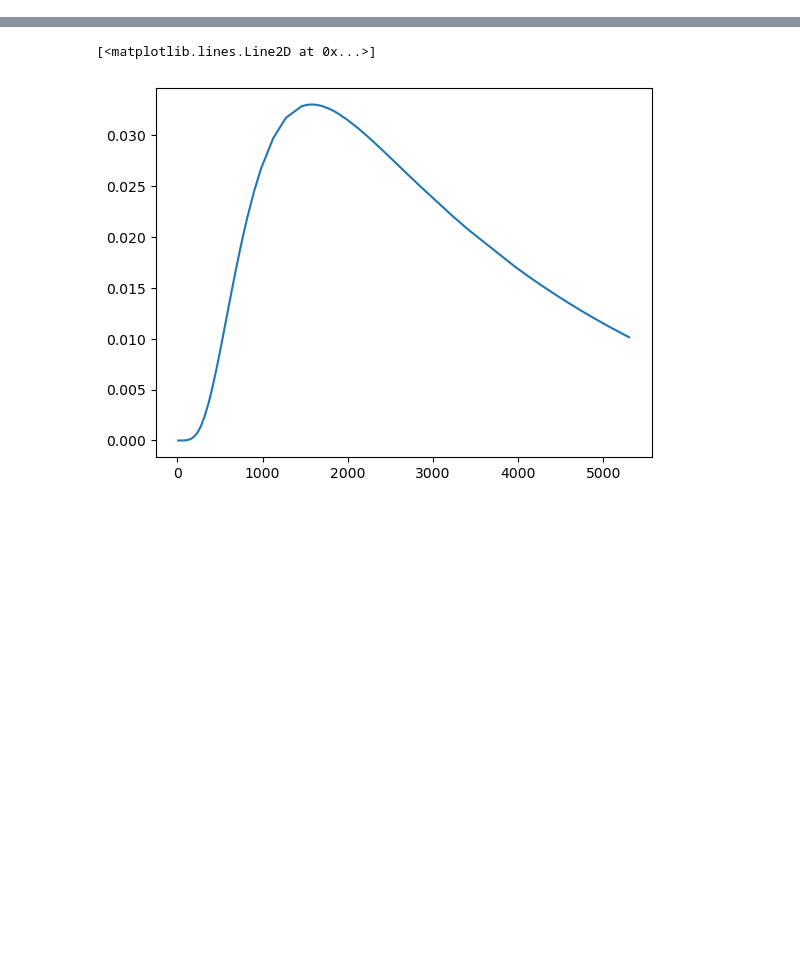
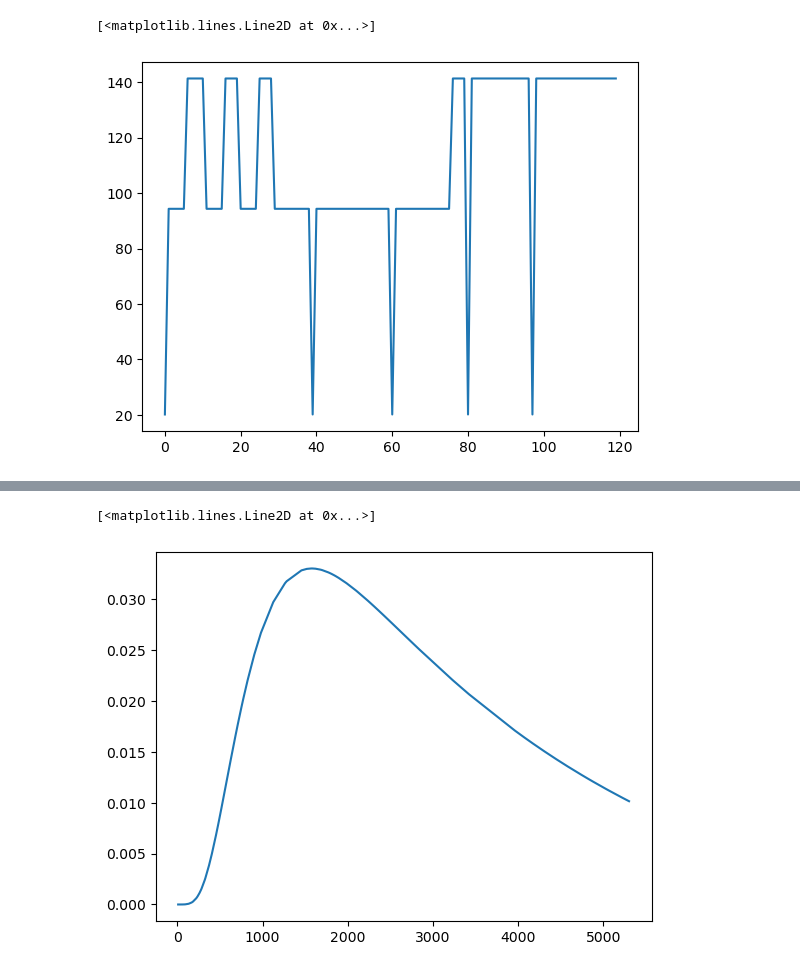
Before and after one commit to mackelab/dmri, a Jupyter notebook: notebooks/dmri_simulators.ipynb, the cells around one changed output, grey strips where cells are left out. Drawn from its saved outputs; the diff is of its cells as text; code cells hidden in the pictures; blank space fills up the shorter version.

```diff
--- a/notebooks/dmri_simulators.ipynb
+++ b/notebooks/dmri_simulators.ipynb
@@ -47,2 +48,7 @@ Array([ 20.11457928,  94.32106769,  94.32106769,  94.32106769,
+# %%
+plt.plot(acq.qvals)
+# %% [output]
+[<matplotlib.lines.Line2D at 0x...>]
+[figure, added]
 # %%
 from dmri.simulators.multi_compartment import SSFPBall3StickSharedDiffusivity, Ball3StickSharedDiffusivity
```
Also changed, not shown: parts of 5 cells of this notebook, 8 other files.
